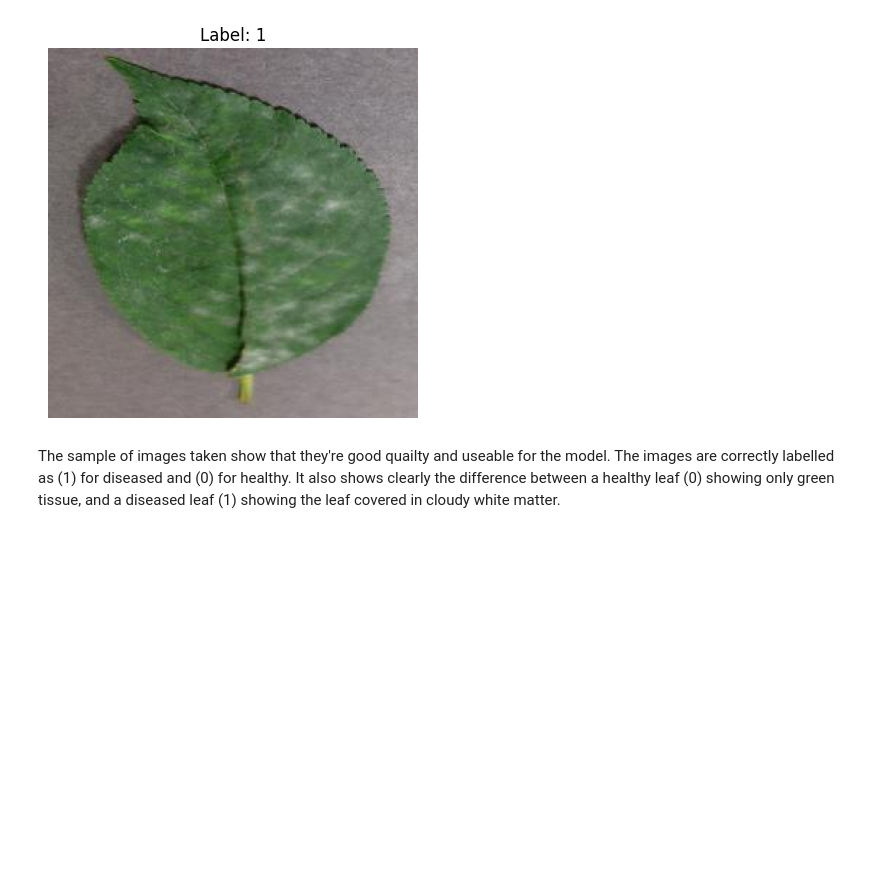
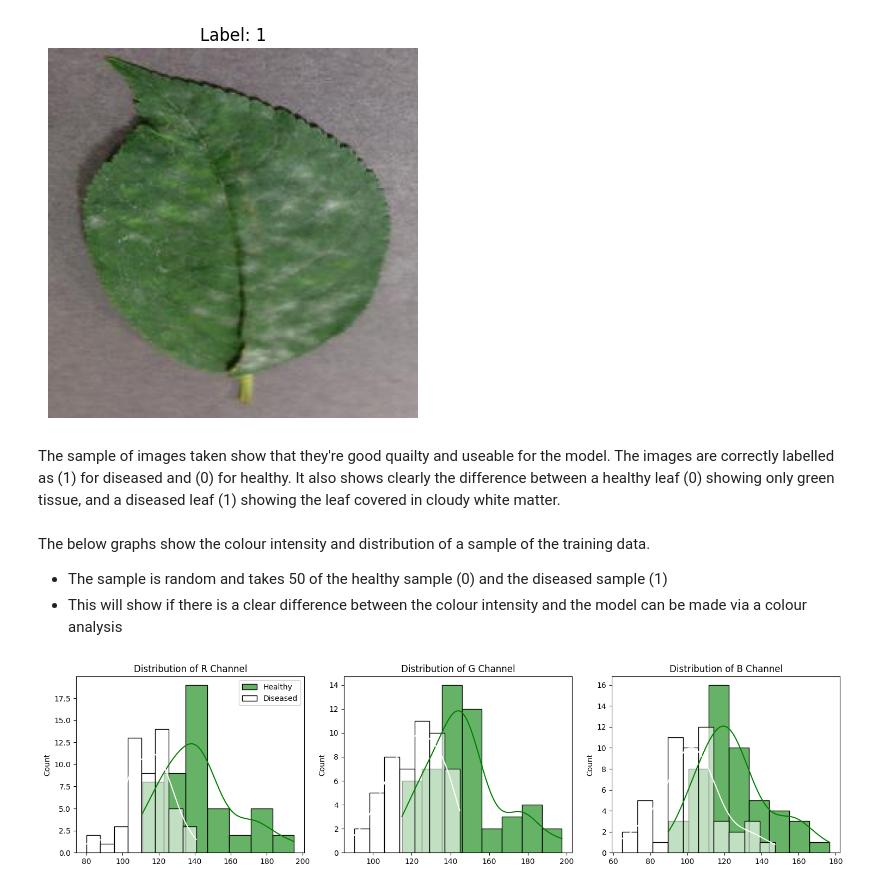
Before and after one commit to NorfolkTate/cherryleaves, a Jupyter notebook: jupyter_notebooks/Customer_study.ipynb, the cells around one changed output. Drawn from its saved outputs; the diff is of its cells as text; code cells hidden in the pictures; blank space fills up the shorter version.

Commit message:
add image analysis to study notebook

```diff
--- a/jupyter_notebooks/Customer_study.ipynb
+++ b/jupyter_notebooks/Customer_study.ipynb
@@ -177,3 +177,82 @@ Displaying: /workspace/cherryleaves/inputs/datasets/raw/cherry-leaves/powdery_mi
 [figure]
 # %% [markdown]
 The sample of images taken show that they're good quailty and useable for the model. The images are correctly labelled as (1) for diseased and (0) for healthy. It also shows clearly the difference between a healthy leaf (0) showing only green tissue, and a diseased leaf (1) showing the leaf covered in cloudy white matter.
+# %% [markdown]
+The below graphs show the colour intensity and distribution of a sample of the training data.
+* The sample is random and takes 50 of the healthy sample (0) and the diseased sample (1)
+* This will show if there is a clear difference between the colour intensity and the model can be made via a colour analysis
+# %%
+from PIL import Image
+import numpy as np
+import seaborn as sns
+import matplotlib.pyplot as plt
+
+def compute_avg_color_pil(img_path):
+    """
+    Reads an image with Pillow in RGB format and returns (R, G, B) average color.
+    Returns None if the image cannot be read.
+    """
+    try:
+        with Image.open(img_path) as img:
+            img_array = np.array(img, dtype=np.float32)
+            mean_rgb = img_array.mean(axis=(0, 1))
+            return mean_rgb
+    except:
+        return None
+
+n_samples = 50
+
+healthy_paths = train_df[train_df['label'] == 0]['image_path'].sample(n_samples, random_state=42)
+diseased_paths = train_df[train_df['label'] == 1]['image_path'].sample(n_samples, random_state=42)
+
+healthy_colors = []
+diseased_colors = []
+
+# Gather average colors for healthy images
+for path in healthy_paths:
+    avg_color = compute_avg_color_pil(path)
+    if avg_color is not None:
+        healthy_colors.append(avg_color)
+
+# Gather average colors for diseased images
+for path in diseased_paths:
+    avg_color = compute_avg_color_pil(path)
+    if avg_color is not None:
+        diseased_colors.append(avg_color)
+
+healthy_colors = np.array(healthy_colors)
+diseased_colors = np.array(diseased_colors)
+
+if len(healthy_colors) == 0 or len(diseased_colors) == 0:
+    print("No color data found. Check if images were loaded correctly.")
+else:
+    # green for healthy, white (with black edges) for diseased
+    channels = ['R Channel', 'G Channel', 'B Channel']
+
+    plt.figure(figsize=(15, 4))
+
+    for i in range(3):
+        plt.subplot(1, 3, i+1)
+        sns.histplot(
+            healthy_colors[:, i],
+            color='green',
+            kde=True,
+            label='Healthy',
+            alpha=0.6
+        )
+        sns.histplot(
+            diseased_colors[:, i],
+            color='white',
+            edgecolor='black',
+            kde=True,
+            label='Diseased',
+            alpha=0.6
+        )
+        plt.title(f"Distribution of {channels[i]}")
+        if i == 0:
+            plt.legend()
+
+    plt.tight_layout()
+    plt.show()
+# %% [output]
+[figure, added]
```
